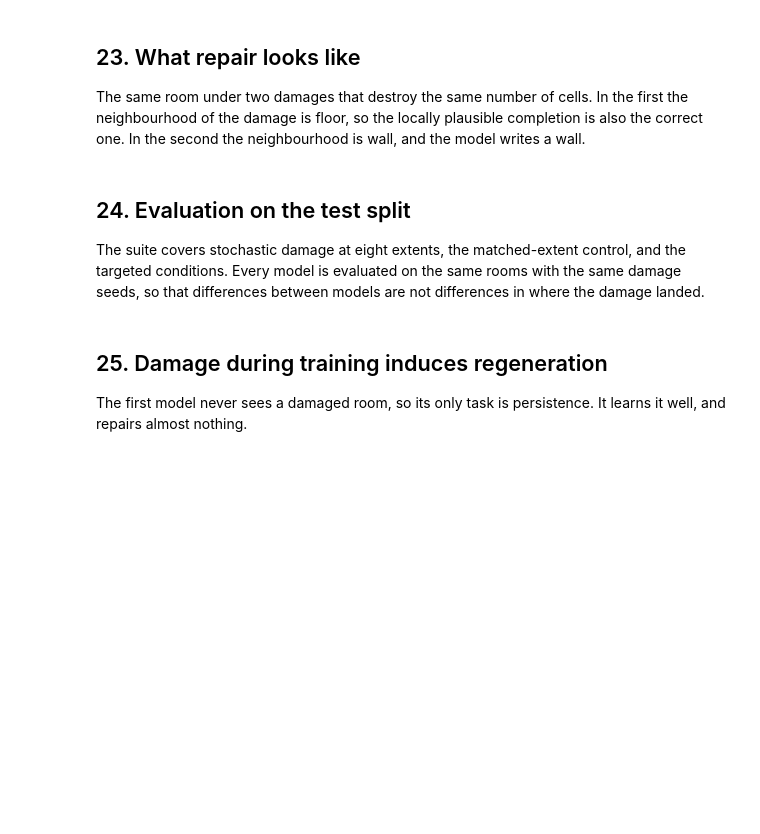
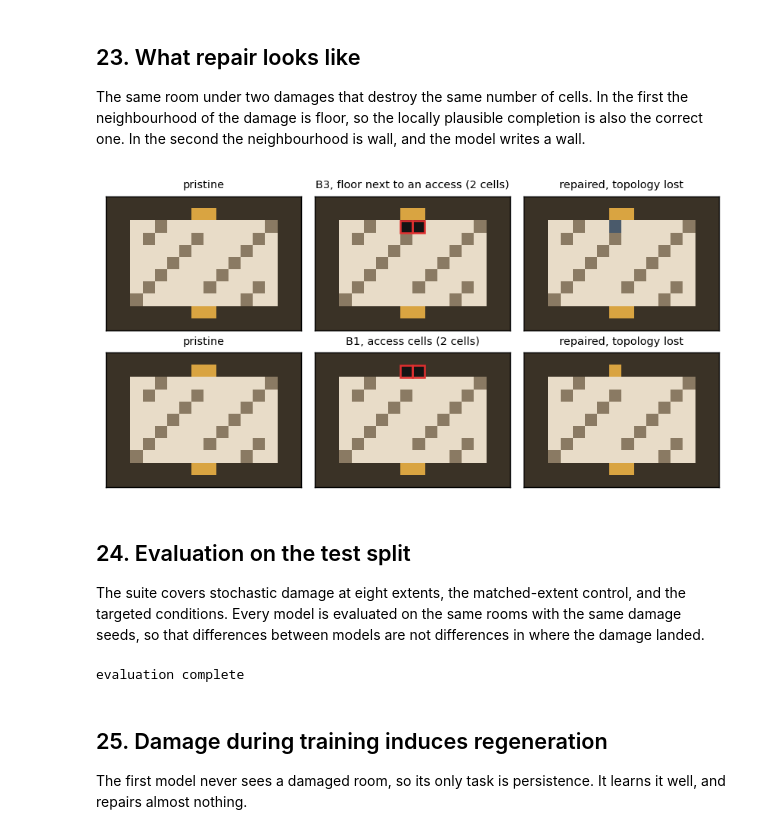
Before and after one commit to NicoPozio/zelda-nca, a Jupyter notebook: notebooks/Zelda_NCA.ipynb, the cells around one changed output. Saved outputs shown, nothing was run; the diff lists cells and outputs as text; code cells hidden in the pictures; blank space fills up the shorter version.

```diff
--- a/notebooks/Zelda_NCA.ipynb
+++ b/notebooks/Zelda_NCA.ipynb
@@ -511,28 +619,32 @@ correct one. In the second the neighbourhood is wall, and the model writes a wal
 # %%
 @torch.no_grad()
 def repair(room, selector, seed=1, steps=96, **kw):
     rng = np.random.default_rng(seed)
     st = to_nca_state(torch.as_tensor(room).unsqueeze(0), 12).to(device)
     mask = selector(room, rng, **kw)
     st, _ = kill_cells(st, mask)
     damaged = decode(st)[0].cpu().numpy()
     for _ in range(steps):
         st = nca_trained(st)
     return damaged, decode(st)[0].cpu().numpy(), mask
 
 
-target_room = test[0]
+candidates = [r for r in test
+              if np.any(r == CHAR_MAP["F"]) and int(access_mask(r).sum()) >= 2]
+target_room = candidates[0]
 fig, axes = plt.subplots(2, 3, figsize=(6.5, 3.4))
 for row, (name, selector, kw) in enumerate(
         [("B3, floor next to an access", TARGETED["B3_isolation"], {}),
          ("B1, access cells", TARGETED["B1_door"], {"n_doors": 1})]):
     damaged, repaired, mask = repair(target_room, selector, **kw)
     kept = preserves_topology(target_room, repaired)
     render_room(target_room, axes[row][0], "pristine")
     render_room(damaged, axes[row][1], f"{name} ({int(mask.sum())} cells)", highlight=mask)
     render_room(repaired, axes[row][2],
                 f"repaired, topology {'kept' if kept else 'lost'}")
 plt.tight_layout()
+# %% [output]
+[figure, added]
 # %% [markdown]
 ## 24. Evaluation on the test split
 
@@ -584,6 +696,8 @@ for name in M1 + M2 + UNET_16 + UNET_1 + BFS + GLOB:
     steps = "1" if "oneshot" in name else ("16" if "iter16" in name else "96")
     evaluate_run(name, "test", steps)
 print("evaluation complete")
+# %% [output]
+evaluation complete
 # %% [markdown]
 ## 25. Damage during training induces regeneration
 
```
Also changed, not shown: parts of 33 cells of this notebook.
